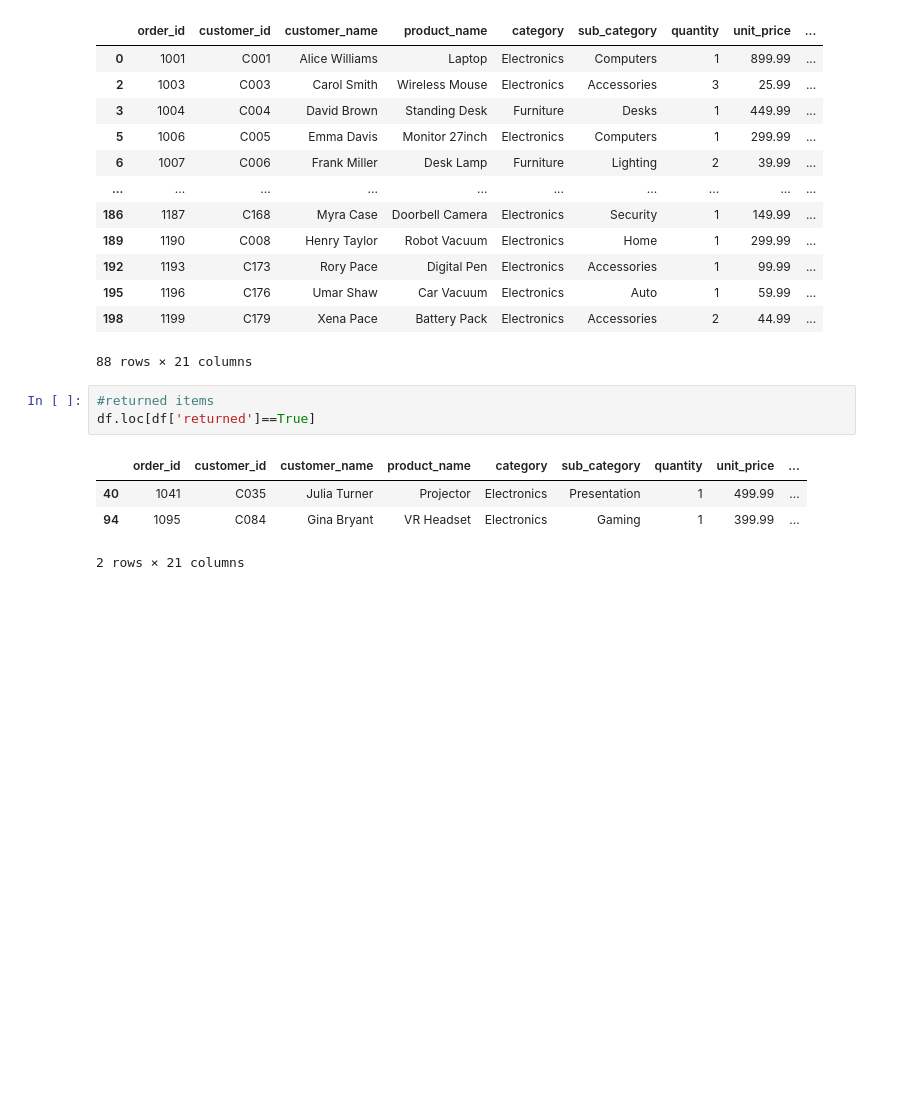
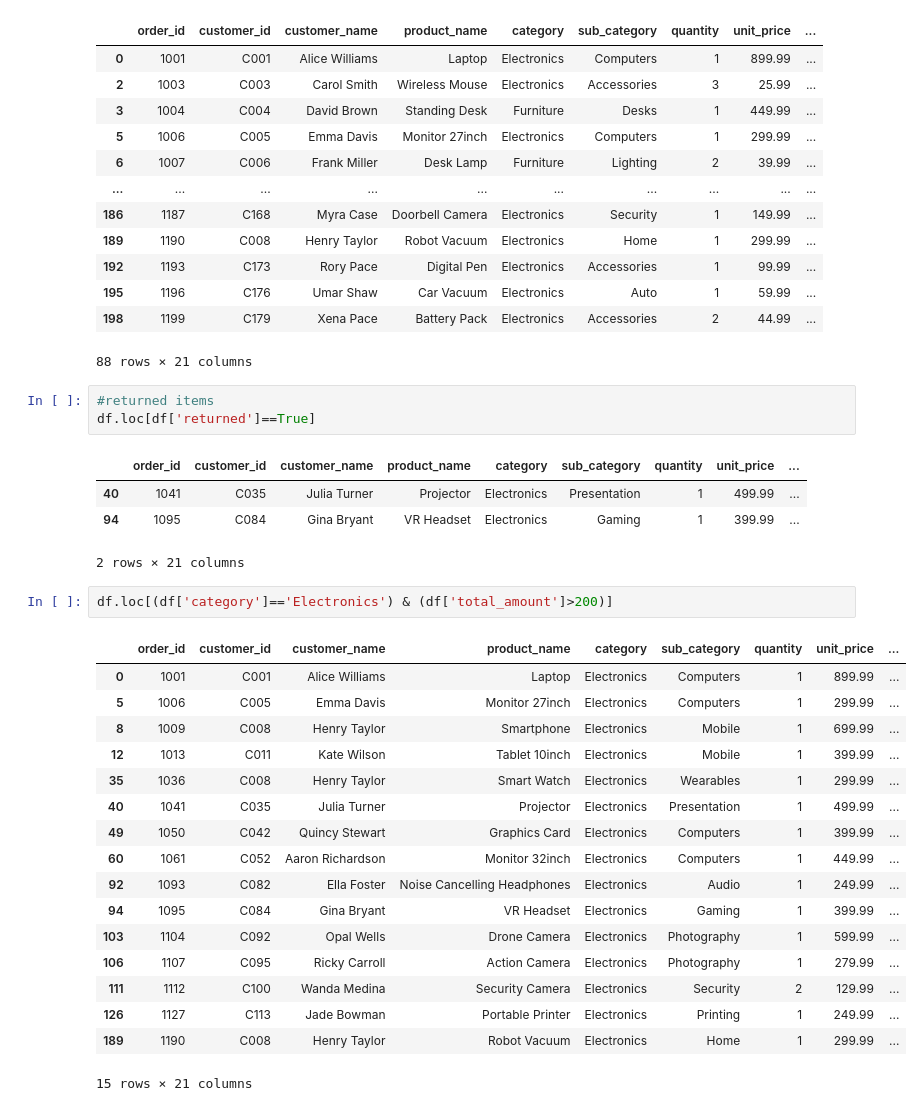
Before and after one commit to Swastika-Roy/Python-concepts, a Jupyter notebook: Untitled0.ipynb, the cells around one changed output. Saved outputs shown, nothing was run; the diff lists cells and outputs as text; blank space fills up the shorter version.

```diff
--- a/Untitled0.ipynb
+++ b/Untitled0.ipynb
@@ -181,3 +181,23 @@ df.loc[df['returned']==True]
 | 40 | 1041 | C035 | Julia Turner | Projector | Electronics | Presentation | 1 | 499.99 | ... |
 | 94 | 1095 | C084 | Gina Bryant | VR Headset | Electronics | Gaming | 1 | 399.99 | ... |
 2 rows × 21 columns
+# %%
+df.loc[(df['category']=='Electronics') & (df['total_amount']>200)]
+# %% [output]
+|  | order_id | customer_id | customer_name | product_name | category | sub_category | quantity | unit_price | ... |
+| 0 | 1001 | C001 | Alice Williams | Laptop | Electronics | Computers | 1 | 899.99 | ... |
+| 5 | 1006 | C005 | Emma Davis | Monitor 27inch | Electronics | Computers | 1 | 299.99 | ... |
+| 8 | 1009 | C008 | Henry Taylor | Smartphone | Electronics | Mobile | 1 | 699.99 | ... |
+| 12 | 1013 | C011 | Kate Wilson | Tablet 10inch | Electronics | Mobile | 1 | 399.99 | ... |
+| 35 | 1036 | C008 | Henry Taylor | Smart Watch | Electronics | Wearables | 1 | 299.99 | ... |
+| 40 | 1041 | C035 | Julia Turner | Projector | Electronics | Presentation | 1 | 499.99 | ... |
+| 49 | 1050 | C042 | Quincy Stewart | Graphics Card | Electronics | Computers | 1 | 399.99 | ... |
+| 60 | 1061 | C052 | Aaron Richardson | Monitor 32inch | Electronics | Computers | 1 | 449.99 | ... |
+| 92 | 1093 | C082 | Ella Foster | Noise Cancelling Headphones | Electronics | Audio | 1 | 249.99 | ... |
+| 94 | 1095 | C084 | Gina Bryant | VR Headset | Electronics | Gaming | 1 | 399.99 | ... |
+| 103 | 1104 | C092 | Opal Wells | Drone Camera | Electronics | Photography | 1 | 599.99 | ... |
+| 106 | 1107 | C095 | Ricky Carroll | Action Camera | Electronics | Photography | 1 | 279.99 | ... |
+| 111 | 1112 | C100 | Wanda Medina | Security Camera | Electronics | Security | 2 | 129.99 | ... |
+| 126 | 1127 | C113 | Jade Bowman | Portable Printer | Electronics | Printing | 1 | 249.99 | ... |
+| 189 | 1190 | C008 | Henry Taylor | Robot Vacuum | Electronics | Home | 1 | 299.99 | ... |
+15 rows × 21 columns
```
Also changed, not shown: parts of 4 cells of this notebook.
